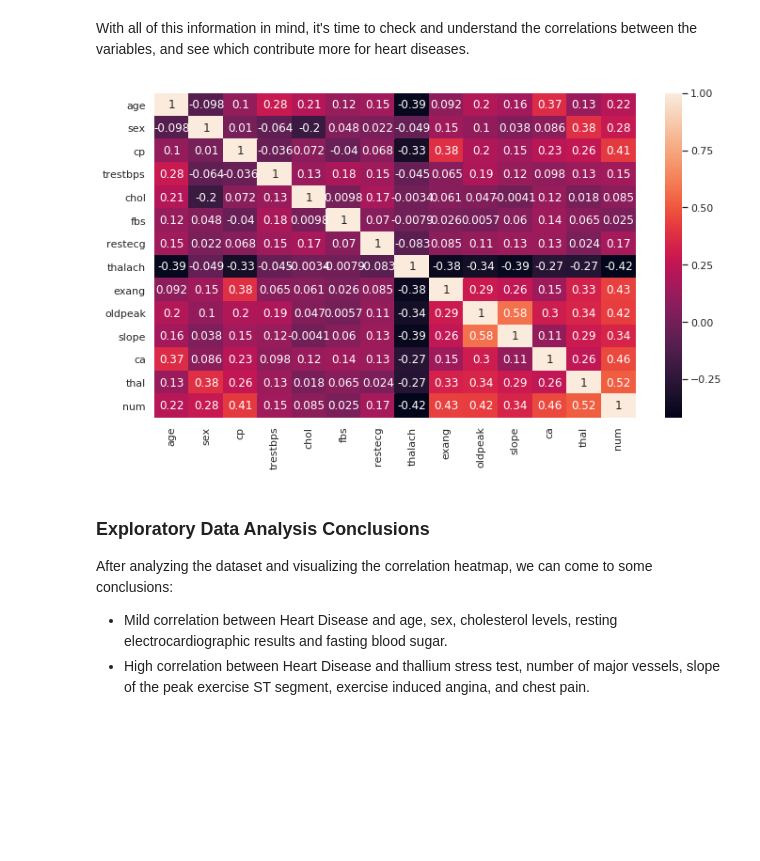
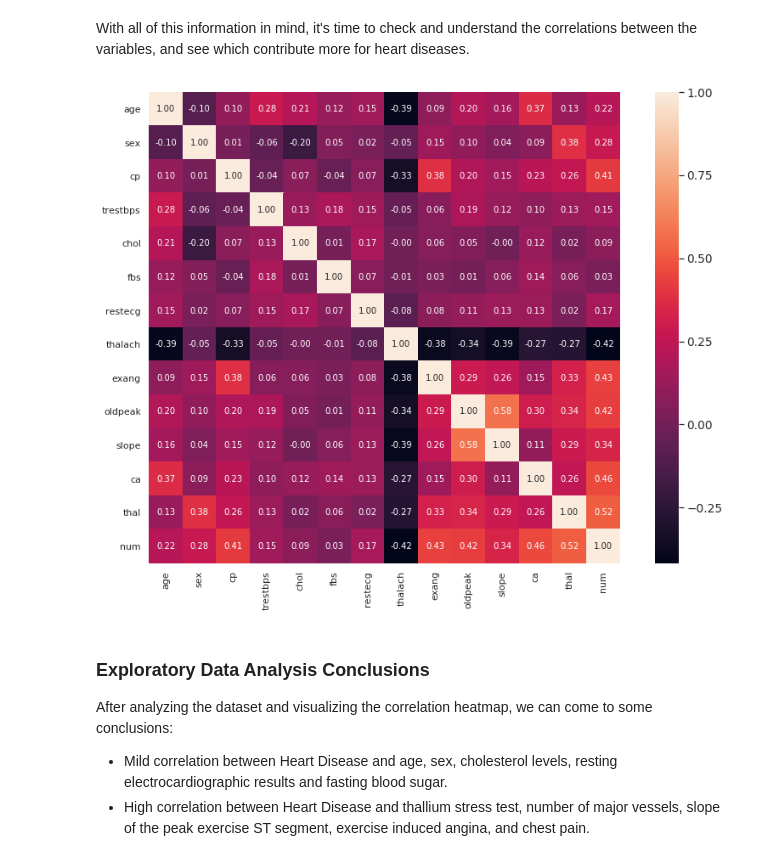
Before and after one commit to rafaelnduarte/Heart_Disease_Machine_Learning_XGBoost, a Jupyter notebook: Heart_Diseases_Machine_Learning(XGBoost).ipynb, the cells around one changed output. Drawn from its saved outputs; the diff is of its cells as text; code cells hidden in the pictures; blank space fills up the shorter version.

```diff
--- a/Heart_Diseases_Machine_Learning(XGBoost).ipynb
+++ b/Heart_Diseases_Machine_Learning(XGBoost).ipynb
@@ -340,13 +340,18 @@ With all of this information in mind, it's time to check and understand the corr
 # %%
 #@title Correlation Heatmap
 # plotting a correlation heatmap
-fig, ax = plt.subplots(figsize=(10,6))
+#fig, ax = plt.subplots(figsize=(10,6))
 
-sns.heatmap(df.corr(),
-            vmax=1.0, linecolor='white', annot=True)
+#sns.heatmap(df.corr(),
+  #          vmax=1.0, linecolor='white', annot=True)
+#plt.tight_layout()
+
+f, ax = plt.subplots(figsize=(12, 9))
+sns.set(font_scale=1.25)
+hm = sns.heatmap(df.corr(), cbar=True, annot=True, square=True, fmt='.2f', annot_kws={'size': 10})
 plt.tight_layout()
 # %% [output]
-[figure, old version]
+[figure, new version]
 # %% [markdown]
 ### Exploratory Data Analysis Conclusions
 After analyzing the dataset and visualizing the correlation heatmap, we can come to some conclusions:
```
